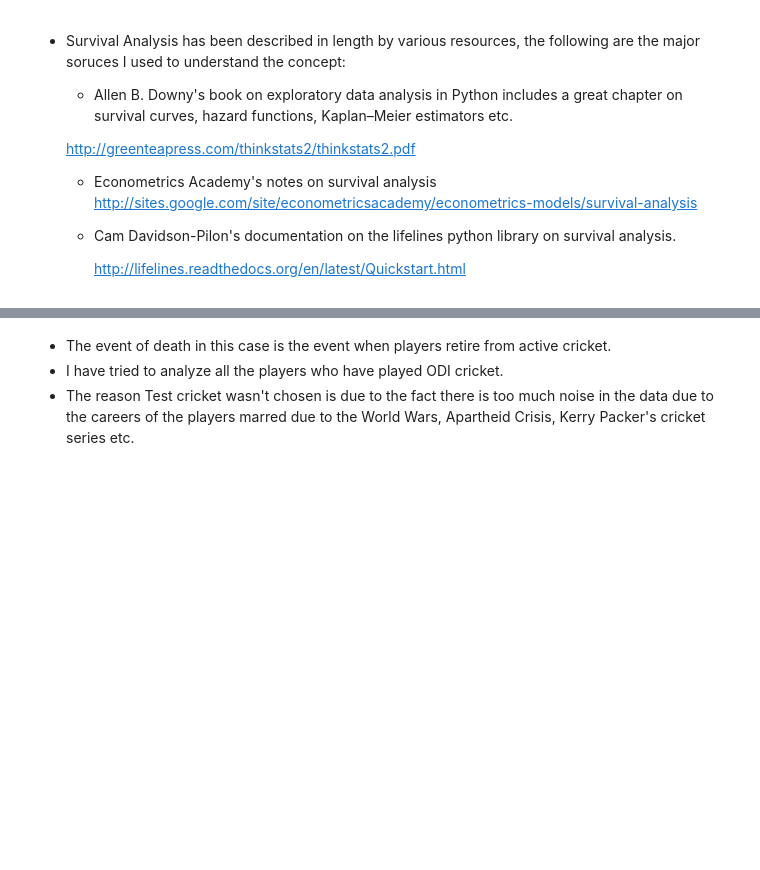
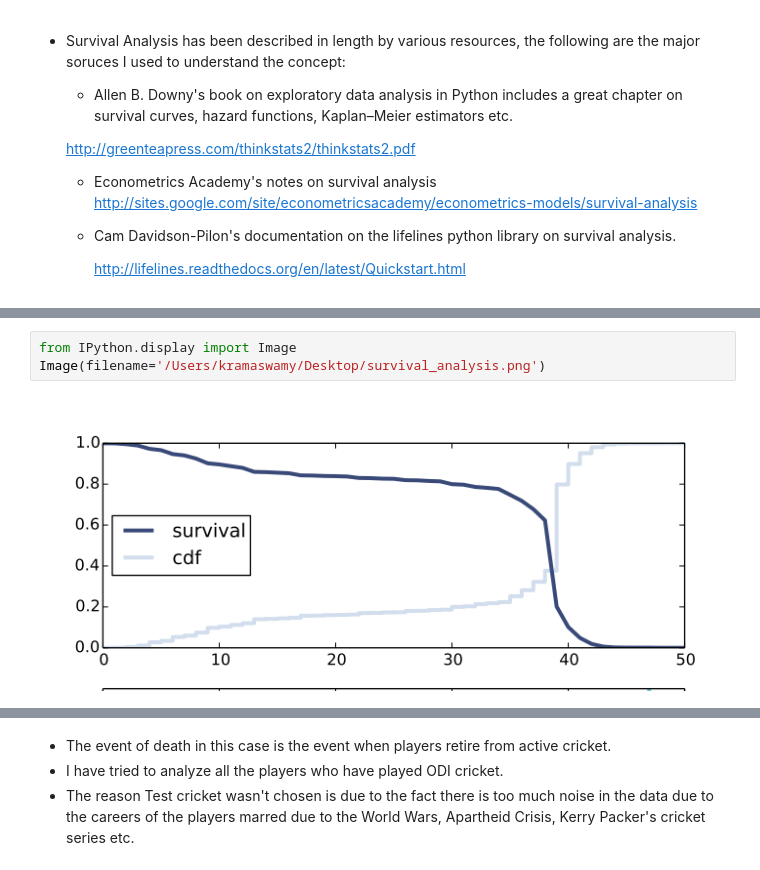
Before and after one commit to keshavramaswamy/ipython-notebooks, a Jupyter notebook: survival_analysis.ipynb, the cells around one changed output, grey strips where cells are left out. Saved outputs shown, nothing was run; the diff lists cells and outputs as text; blank space fills up the shorter version.

```diff
--- a/survival_analysis.ipynb
+++ b/survival_analysis.ipynb
@@ -21,0 +31,5 @@ the lifetime of cancer patients is analyzed etc.
+# %%
+from IPython.display import Image
+Image(filename='/Users/kramaswamy/Desktop/survival_analysis.png')
+# %% [output]
+[figure, added]
```
Also changed, not shown: parts of 50 cells of this notebook, 2 other files.
